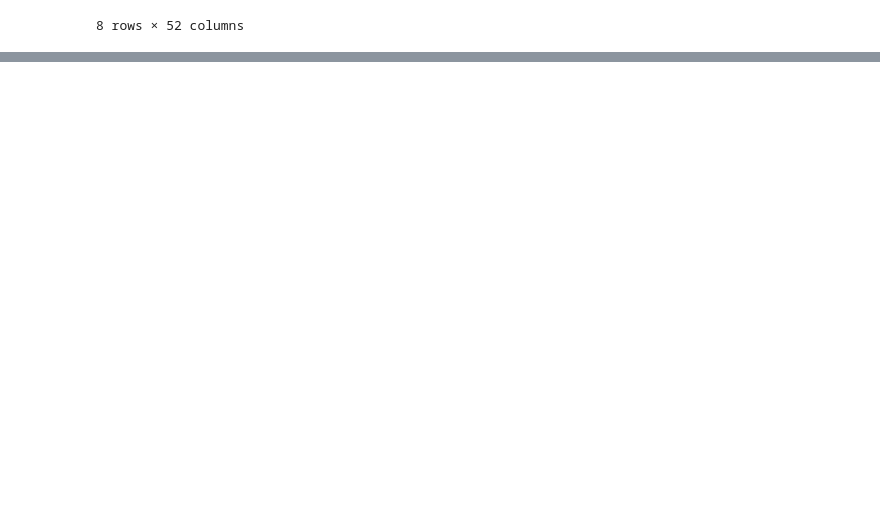
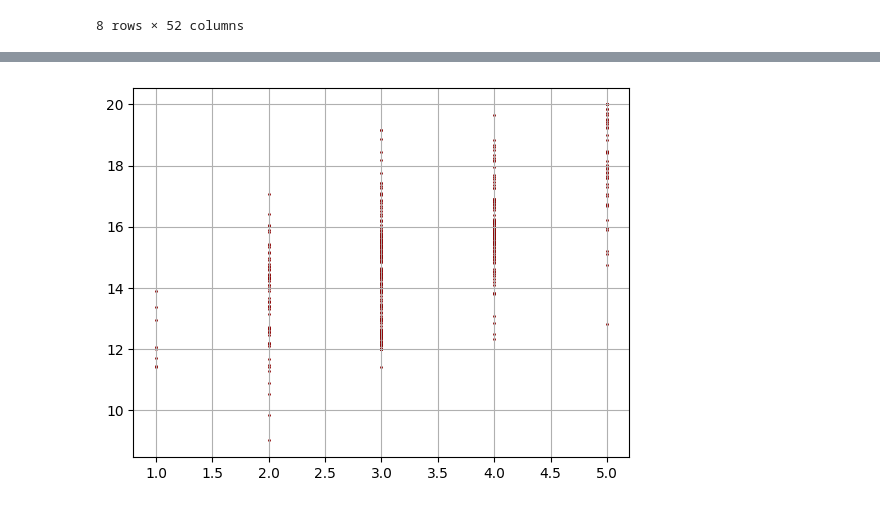
Before and after one commit to Artur-Andrade-B/Base_DIL_study, a Jupyter notebook: DL.ipynb, the cells around one changed output, grey strips where cells are left out. Drawn from its saved outputs; the diff is of its cells as text; code cells hidden in the pictures; blank space fills up the shorter version.

```diff
--- a/DL.ipynb
+++ b/DL.ipynb
@@ -125,0 +188,17 @@ dl_df
+# %%
+def count_mean(row):
+    Am_avg = row[['Am1', 'Am2', 'Am3', 'Am4', 'Am5', 'Am6', 'Am7', 'Am8', 'Am9', 'Am10', 'Am11', 'Am12', 'Am13']].mean()
+    Mp_avg = row[['Mp1', 'Mp2', 'Mp3', 'Mp4', 'Mp5', 'Mp6', 'Mp7', 'Mp8', 'Mp9']].mean()
+    Adm_avg = row[['Adm1', 'Adm2', 'Adm3', 'Adm4', 'Adm5', 'Adm6', 'Adm7', 'Adm8', 'Adm9', 'Adm10', 'Adm11', 'Adm12', 'Adm13']].mean()
+    Es_avg = row[['Es1', 'Es2', 'Es3', 'Es4', 'Es5', 'Es6', 'Es7', 'Es8', 'Es9', 'Es10', 'Es11', 'Es12', 'Es13', 'Es14', 'Es15']].mean()
+
+    averages = Am_avg+ Mp_avg+ Adm_avg+ Es_avg
+
+    return averages
+# %%
+dl_df['Mean_T'] = dl_df.apply(count_mean, axis=1)
+# %%
+plt.scatter(dl_df["Adm2"], dl_df["Mean_T"], c="#8b0000",cmap="inferno", s=1)
+plt.grid()
+# %% [output]
+[figure, added]
```
Also changed, not shown: parts of 10 cells of this notebook.
